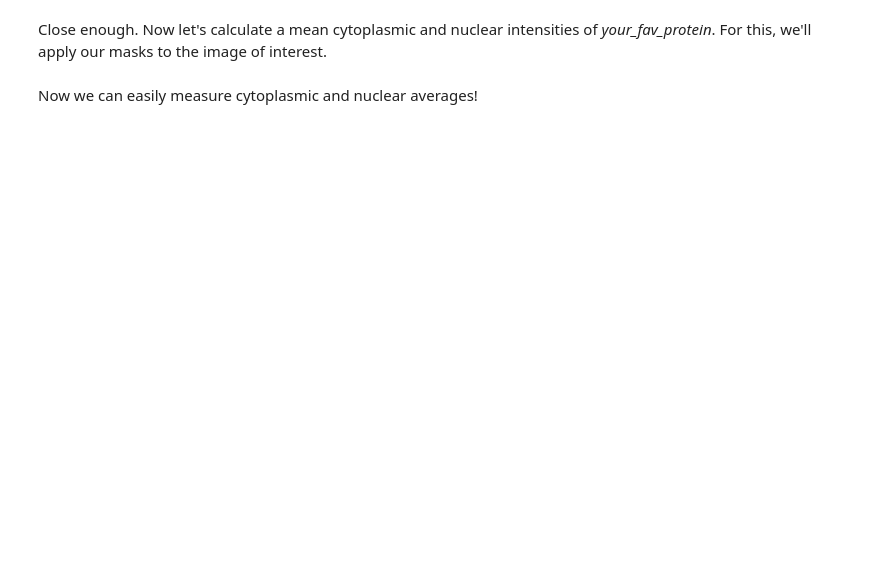
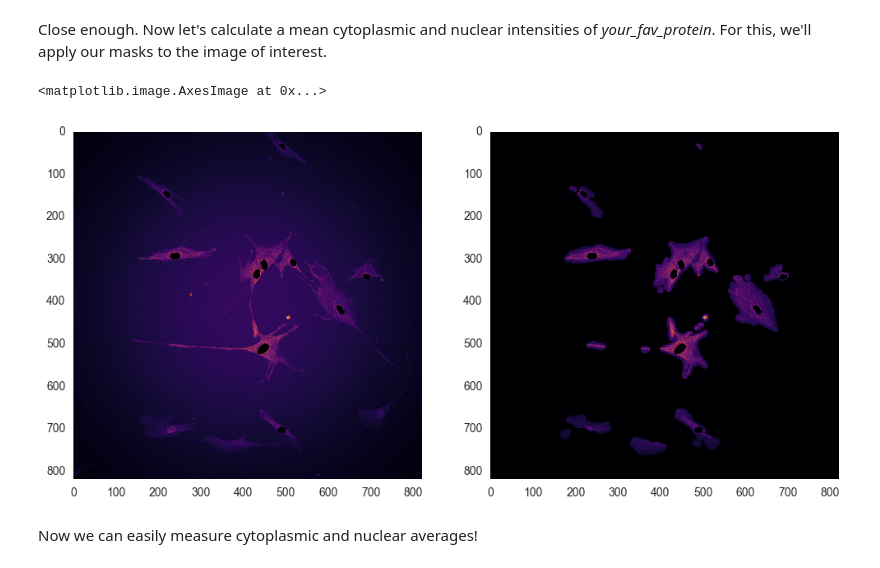
Before and after one commit to DataLucence/images, a Jupyter notebook: lessons/Image Quantification.ipynb, the cells around one changed output. Cells and saved outputs as stored; diff of their text form; code cells hidden in the pictures; blank space fills up the shorter version.

```diff
--- a/lessons/Image Quantification.ipynb
+++ b/lessons/Image Quantification.ipynb
@@ -106,17 +130,20 @@ ax[2].imshow(refined_cell_body_mask)
 Close enough. Now let's calculate a mean cytoplasmic and nuclear intensities of *your_fav_protein*. For this, we'll apply our masks to the image of interest.
 # %%
 yfp = drug_slice['your_fav_protein']
-inv_nucleus_mask = ~refined_nucleus_mask
+inv_nucleus_mask = nucleus
 inv_cell_body_mask = ~refined_cell_body_mask
 
 nuclear_intensities = yfp.copy()
 nuclear_intensities[inv_nucleus_mask] = 0
 
 cytoplasmic_intensities = yfp.copy()
 cytoplasmic_intensities[inv_cell_body_mask] = 0
 
 fig, ax = plt.subplots(1, 2, figsize=(12, 6))
 ax[0].imshow(nuclear_intensities)
 ax[1].imshow(cytoplasmic_intensities)
+# %% [output]
+<matplotlib.image.AxesImage at 0x...>
+[figure, added]
 # %% [markdown]
 Now we can easily measure cytoplasmic and nuclear averages!
```
Also changed, not shown: parts of 5 cells of this notebook, 1 other file.
